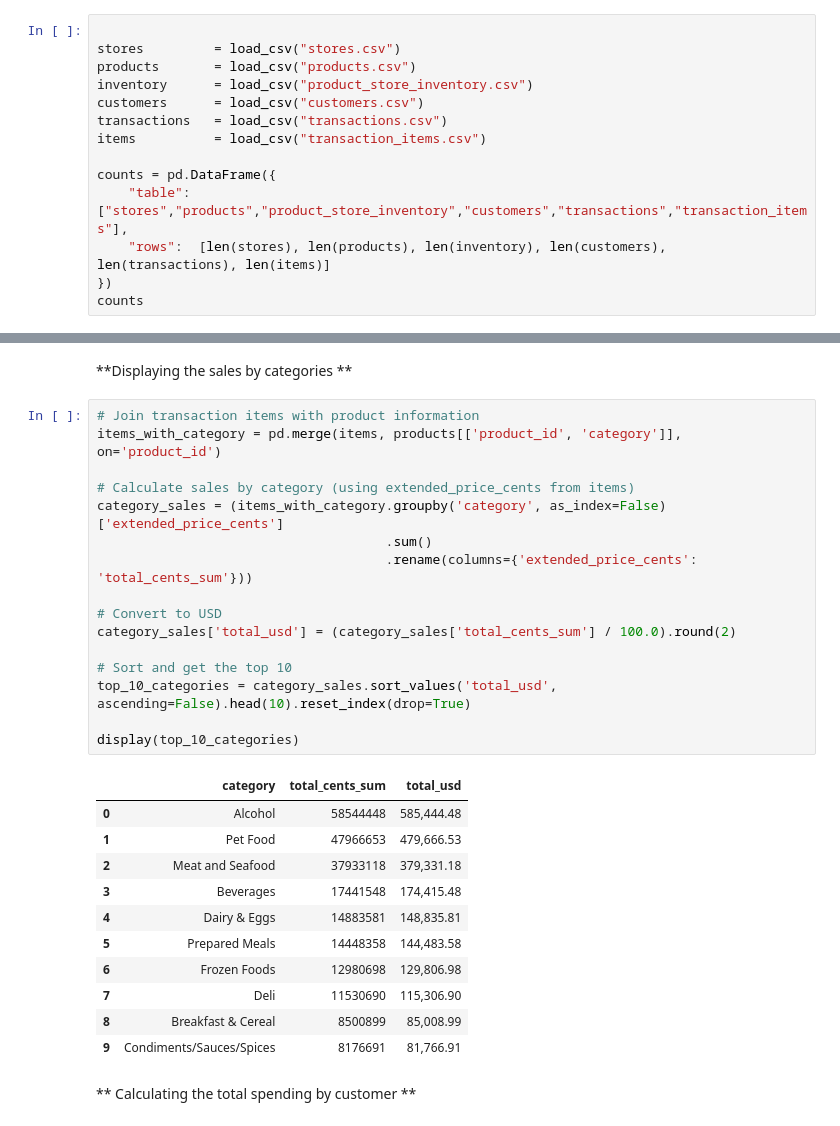
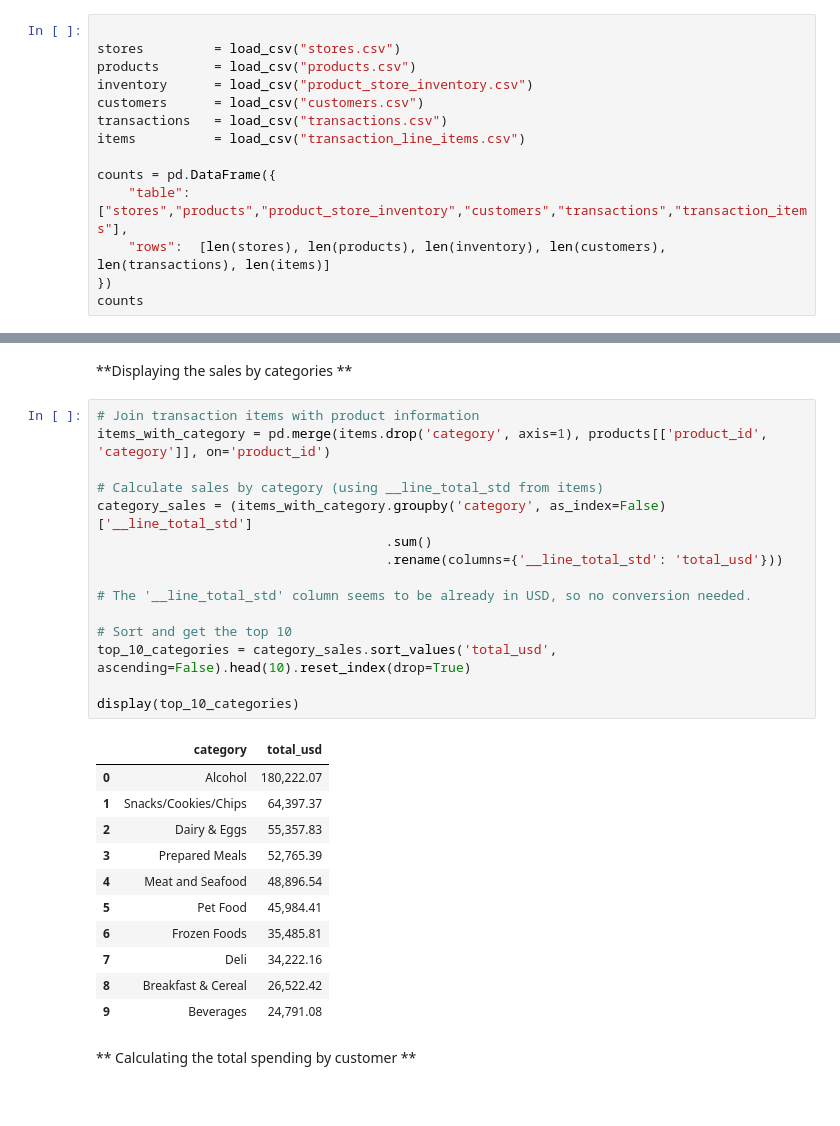
Before and after one commit to jrmst102/mancino, a Jupyter notebook: notebooks/introduction.ipynb, the cells around one changed output, grey strips where cells are left out. Drawn from its saved outputs; the diff is of its cells as text.

```diff
--- a/notebooks/introduction.ipynb
+++ b/notebooks/introduction.ipynb
@@ -46,7 +47,7 @@ products       = load_csv("products.csv")
 inventory      = load_csv("product_store_inventory.csv")
 customers      = load_csv("customers.csv")
 transactions   = load_csv("transactions.csv")
-items          = load_csv("transaction_items.csv")
+items          = load_csv("transaction_line_items.csv")
 
 counts = pd.DataFrame({
     "table": ["stores","products","product_store_inventory","customers","transactions","transaction_items"],
@@ -158,32 +160,31 @@ display(pivot_daily.head())
 **Displaying the sales by categories **
 # %%
 # Join transaction items with product information
-items_with_category = pd.merge(items, products[['product_id', 'category']], on='product_id')
+items_with_category = pd.merge(items.drop('category', axis=1), products[['product_id', 'category']], on='product_id')
 
-# Calculate sales by category (using extended_price_cents from items)
-category_sales = (items_with_category.groupby('category', as_index=False)['extended_price_cents']
+# Calculate sales by category (using __line_total_std from items)
+category_sales = (items_with_category.groupby('category', as_index=False)['__line_total_std']
                                      .sum()
-                                     .rename(columns={'extended_price_cents': 'total_cents_sum'}))
+                                     .rename(columns={'__line_total_std': 'total_usd'}))
 
-# Convert to USD
-category_sales['total_usd'] = (category_sales['total_cents_sum'] / 100.0).round(2)
+# The '__line_total_std' column seems to be already in USD, so no conversion needed.
 
 # Sort and get the top 10
 top_10_categories = category_sales.sort_values('total_usd', ascending=False).head(10).reset_index(drop=True)
 
 display(top_10_categories)
 # %% [output]
-|  | category | total_cents_sum | total_usd |
-| 0 | Alcohol | 58544448 | 585,444.48 |
-| 1 | Pet Food | 47966653 | 479,666.53 |
-| 2 | Meat and Seafood | 37933118 | 379,331.18 |
-| 3 | Beverages | 17441548 | 174,415.48 |
-| 4 | Dairy & Eggs | 14883581 | 148,835.81 |
-| 5 | Prepared Meals | 14448358 | 144,483.58 |
-| 6 | Frozen Foods | 12980698 | 129,806.98 |
-| 7 | Deli | 11530690 | 115,306.90 |
-| 8 | Breakfast & Cereal | 8500899 | 85,008.99 |
-| 9 | Condiments/Sauces/Spices | 8176691 | 81,766.91 |
+|  | category | total_usd |
+| 0 | Alcohol | 180,222.07 |
+| 1 | Snacks/Cookies/Chips | 64,397.37 |
+| 2 | Dairy & Eggs | 55,357.83 |
+| 3 | Prepared Meals | 52,765.39 |
+| 4 | Meat and Seafood | 48,896.54 |
+| 5 | Pet Food | 45,984.41 |
+| 6 | Frozen Foods | 35,485.81 |
+| 7 | Deli | 34,222.16 |
+| 8 | Breakfast & Cereal | 26,522.42 |
+| 9 | Beverages | 24,791.08 |
 # %% [markdown]
 ** Calculating the total spending by customer **
 # %%
```
Also changed, not shown: parts of 9 cells of this notebook.
